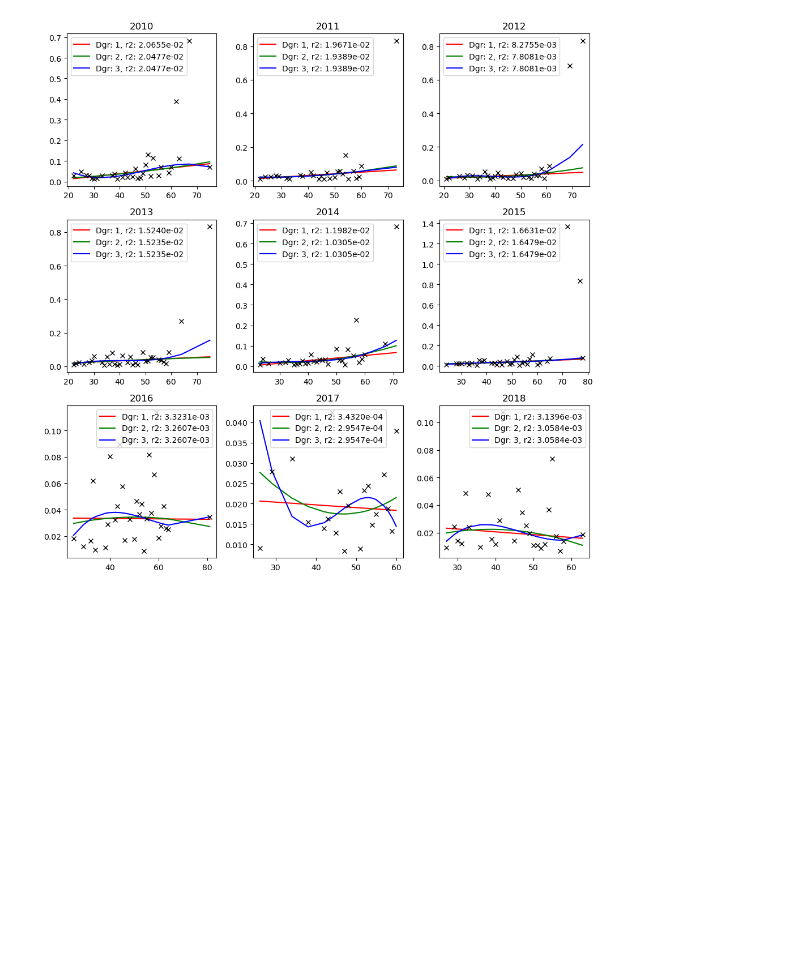
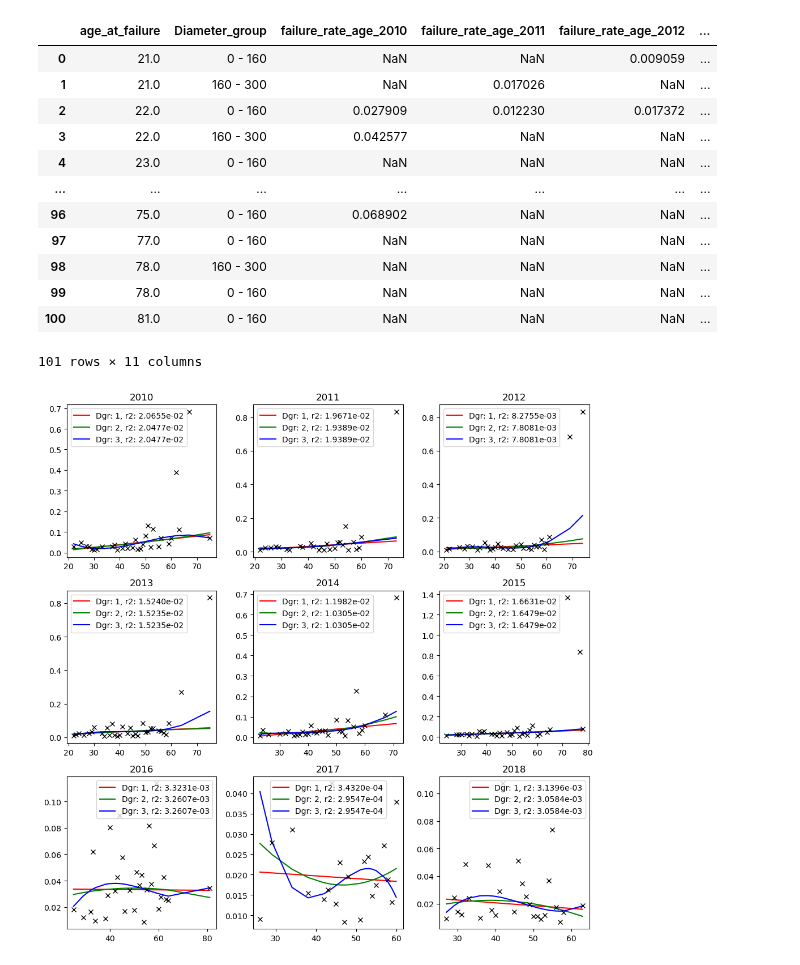
Before and after one commit to jipsteiger/ENVM1601, a Jupyter notebook: Failure_modelling/advanced_mode_ownsplit.ipynb, the cells around one changed output. Cells and saved outputs as stored; diff of their text form; code cells hidden in the pictures; blank space fills up the shorter version.

```diff
--- a/Failure_modelling/advanced_mode_ownsplit.ipynb
+++ b/Failure_modelling/advanced_mode_ownsplit.ipynb
@@ -52,24 +52,40 @@ for year in range(2010, 2019):
 # %%
 all_failure_rate_years = pd.DataFrame()
 
 for i, key in enumerate(failure_rate_years.keys()):
     if all_failure_rate_years.empty:
         all_failure_rate_years = failure_rate_years[key][["age_at_failure", "Diameter_group", "failure_rate_age"]].copy()
     else:
         all_failure_rate_years = pd.merge(
             all_failure_rate_years,
             failure_rate_years[key][["age_at_failure", "Diameter_group", "failure_rate_age"]],
             how="outer",
             on=["age_at_failure", "Diameter_group"],
             suffixes=('', f'_{key}')
         )
 
 all_failure_rate_years.rename(columns={"failure_rate_age": "failure_rate_age_2010"}, inplace=True)
 
 all_failure_rate_years.sort_values(by='Diameter_group', inplace=True)
 all_failure_rate_years.sort_values(by='age_at_failure', inplace=True)
 all_failure_rate_years.reset_index(inplace=True)
 all_failure_rate_years.drop('index', axis=1, inplace=True)
+
+all_failure_rate_years
+# %% [output]
+|  | age_at_failure | Diameter_group | failure_rate_age_2010 | failure_rate_age_2011 | failure_rate_age_2012 | ... |
+| 0 | 21.0 | 0 - 160 | NaN | NaN | 0.009059 | ... |
+| 1 | 21.0 | 160 - 300 | NaN | 0.017026 | NaN | ... |
+| 2 | 22.0 | 0 - 160 | 0.027909 | 0.012230 | 0.017372 | ... |
+| 3 | 22.0 | 160 - 300 | 0.042577 | NaN | NaN | ... |
+| 4 | 23.0 | 0 - 160 | NaN | NaN | NaN | ... |
+| ... | ... | ... | ... | ... | ... | ... |
+| 96 | 75.0 | 0 - 160 | 0.068902 | NaN | NaN | ... |
+| 97 | 77.0 | 0 - 160 | NaN | NaN | NaN | ... |
+| 98 | 78.0 | 160 - 300 | NaN | NaN | NaN | ... |
+| 99 | 78.0 | 0 - 160 | NaN | NaN | NaN | ... |
+| 100 | 81.0 | 0 - 160 | NaN | NaN | NaN | ... |
+101 rows × 11 columns
 # %%
 house_connection = all_failure_rate_years[all_failure_rate_years.Diameter_group == '0 - 160']
 
```
Also changed, not shown: parts of 3 cells of this notebook, 3 other files.
